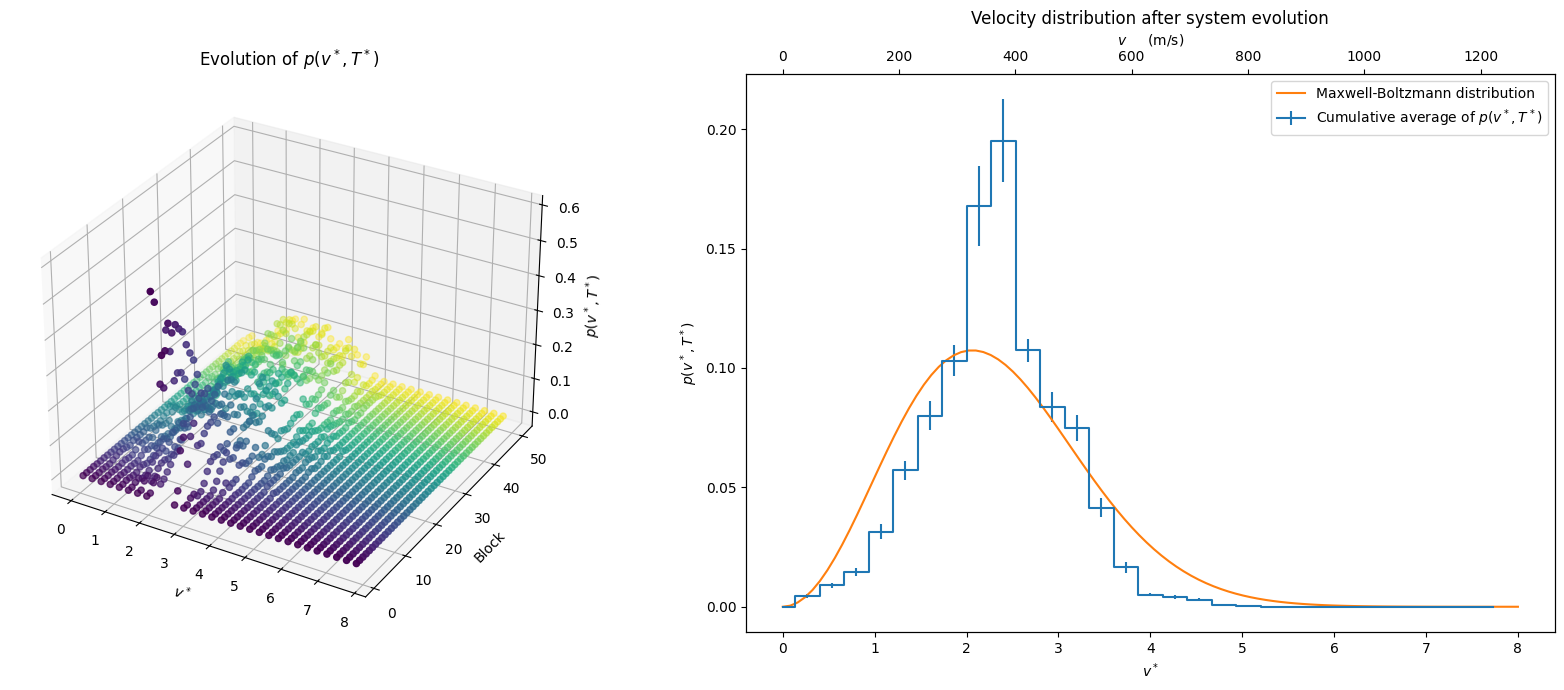
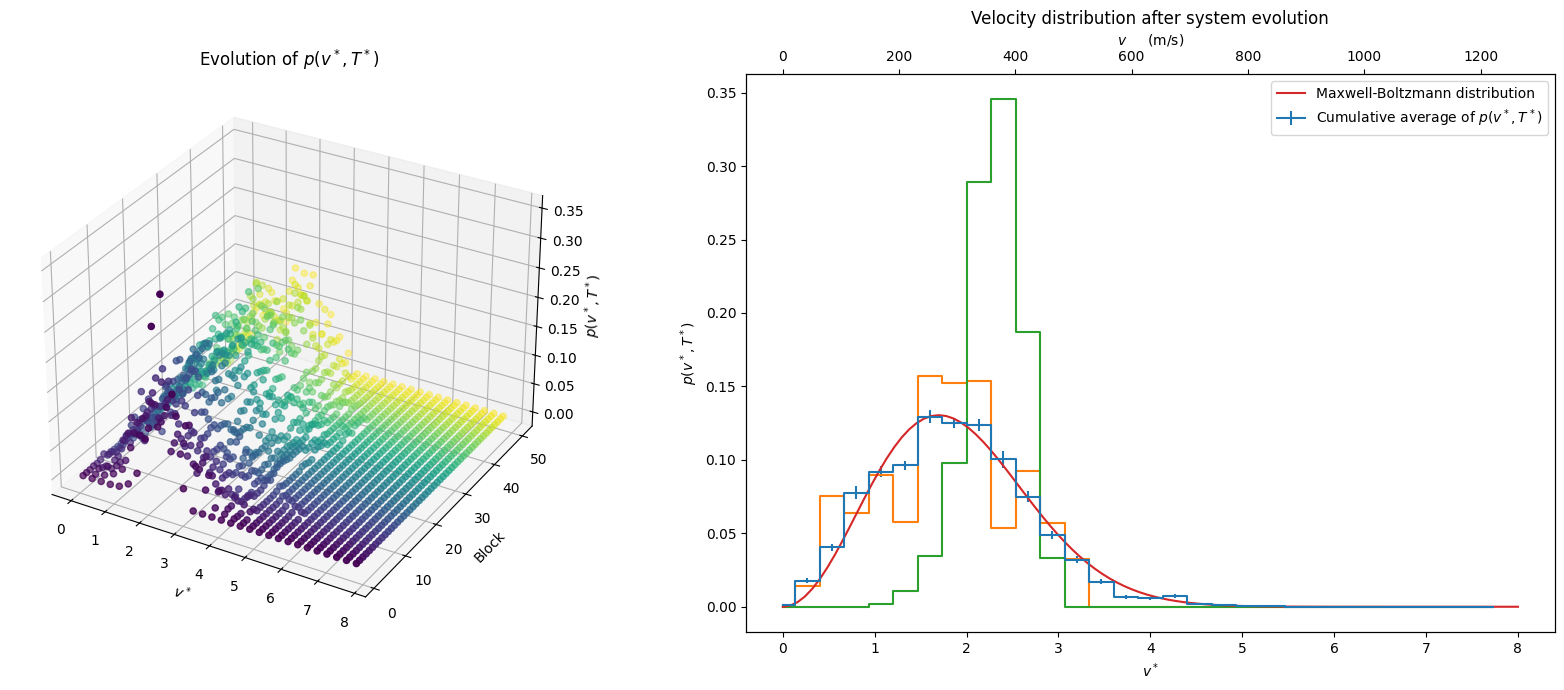
The change to this notebook cell's code, shown as a diff; its figure went from the first image to the second:
--- before
+++ after
@@ -6,4 +6,5 @@
 data = np.loadtxt("../NSL_SIMULATOR/OUTPUT_04.2_1/pofv_blocks.dat")
 temp_block, temp_avg, t_err = np.loadtxt("../NSL_SIMULATOR/OUTPUT_04.2_1/temperature.dat", usecols=(1,2,3), unpack=True)
+nbins = v.size
 
 # Fit of the Maxwell-Boltzmann distribution
@@ -23,4 +24,6 @@
 ax = fig.add_subplot(gs[1])
 ax.errorbar(v, pofv, yerr=err, label="Cumulative average of $p(v^*,T^*)$", drawstyle="steps-mid")
+ax.plot(v, data[-v.size:,2], drawstyle="steps-mid")
+ax.plot(v, data[:v.size,2], drawstyle="steps-mid")
 ax.plot(x, np.power(2*np.pi*T, -3/2)*4*np.pi*np.power(x,2)*np.exp(-np.power(x,2)/(2*T))*(v[1]-v[0]), label="Maxwell-Boltzmann distribution")
 ax.set_title("Velocity distribution after system evolution")

Commit: Finished exercises 1,2,3,6